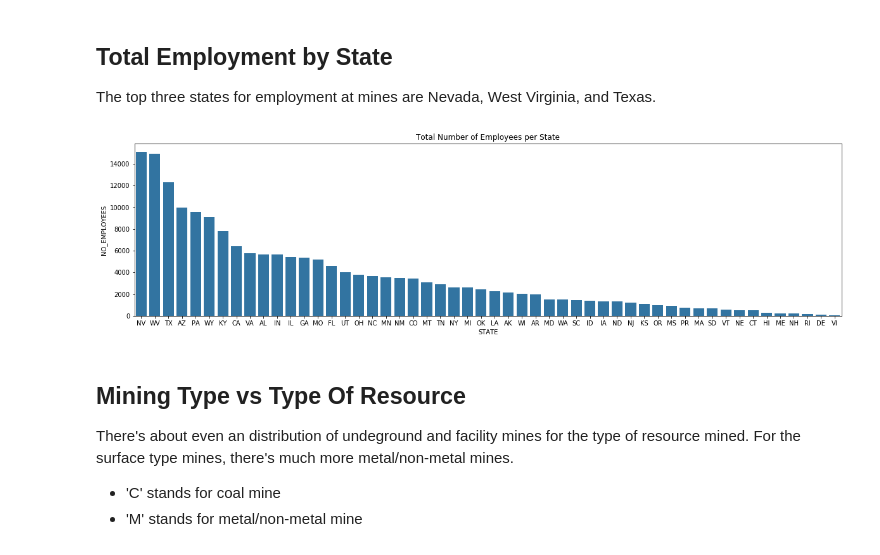
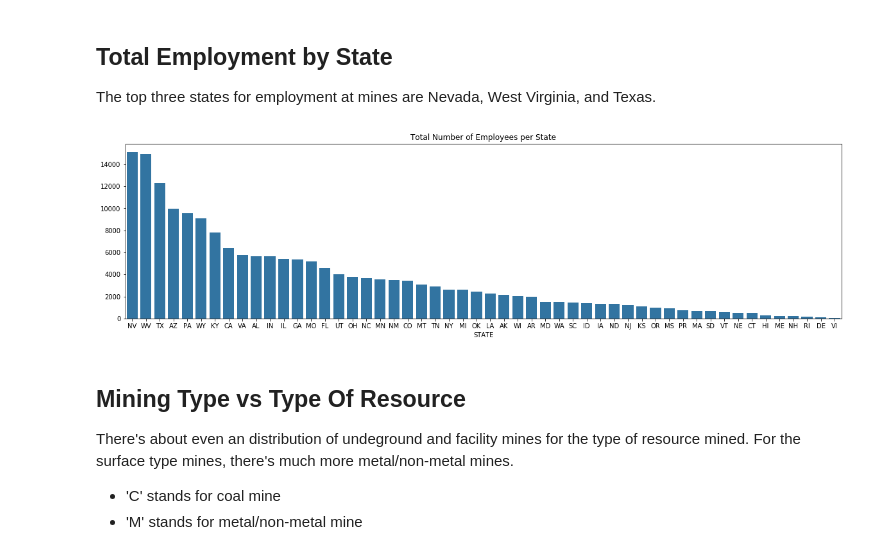
Before and after one commit to dvokinsark/us_mines, a Jupyter notebook: data_explanation.ipynb, the cells around one changed output. Saved outputs shown, nothing was run; the diff lists cells and outputs as text; code cells hidden in the pictures.

```diff
--- a/data_explanation.ipynb
+++ b/data_explanation.ipynb
@@ -55,13 +59,14 @@ The top three states for employment at mines are Nevada, West Virginia, and Texa
 # %%
 plt.figure(figsize=(20,5))
 base_color = sb.color_palette()[0]
 g = mines_active.groupby('STATE', as_index = False).sum()
 g = g.sort_values(['NO_EMPLOYEES'], ascending = False).reset_index(drop=True)
 sb.barplot(data = g, x = 'STATE', y = 'NO_EMPLOYEES',
            color = base_color)
-plt.title('Total Number of Employees per State');
+plt.title('Total Number of Employees per State')
+plt.ylabel('');
 # %% [output]
-[figure, old version]
+[figure, new version]
 # %% [markdown]
 ## Mining Type vs Type Of Resource
 
```
Also changed, not shown: parts of 4 cells of this notebook, 1 other file.
